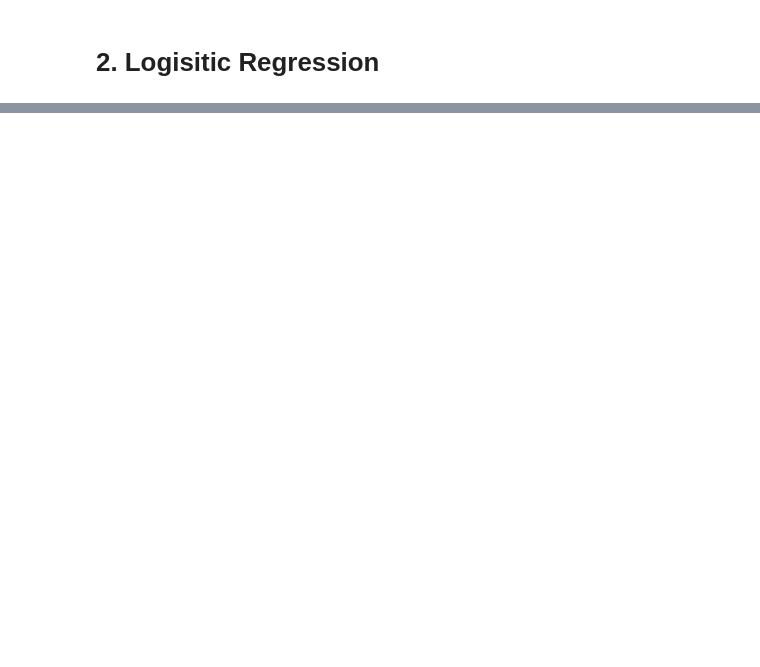
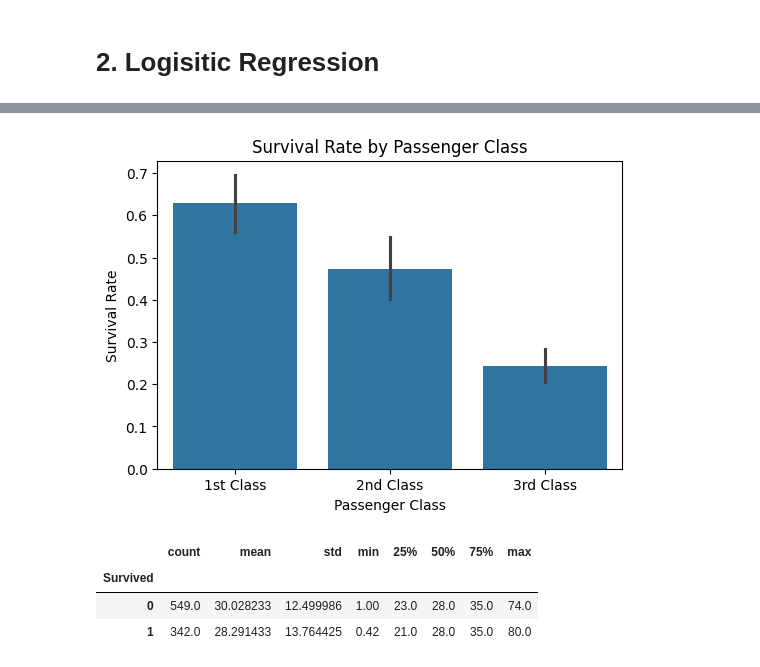
Before and after one commit to afterSt0rm/Amnil-AI-Internship, a Jupyter notebook: Linear Regression & Logistic Regression.ipynb, the cells around one changed output, grey strips where cells are left out. Cells and saved outputs as stored; diff of their text form; code cells hidden in the pictures; blank space fills up the shorter version.

```diff
--- a/Linear Regression & Logistic Regression.ipynb
+++ b/Linear Regression & Logistic Regression.ipynb
@@ -208,0 +350,3 @@ Testing R2 Score: 0.8994380241009119
+# %%
+# Handle missing value in 'Age' column with median
+titanic_df['Age'].fillna(titanic_df['Age'].median(), inplace=True)
@@ -208,0 +398,3 @@ Testing R2 Score: 0.8994380241009119
+# %%
+# Almost all values in cabin is null, so dropping this cloumn
+titanic_df.drop(columns=['Cabin'], inplace=True)
@@ -208,0 +422,18 @@ Testing R2 Score: 0.8994380241009119
+# %%
+# Plot survival rate by class
+plt.figure(figsize=(6, 4))
+sns.barplot(x='Pclass', y='Survived', data=titanic_df)
+plt.title('Survival Rate by Passenger Class')
+plt.xlabel('Passenger Class')
+plt.ylabel('Survival Rate')
+plt.xticks([0,1,2], ['1st Class', '2nd Class', '3rd Class'])
+plt.show()
+# %% [output]
+[figure, added]
+# %%
+titanic_df.groupby("Survived")["Age"].describe()
+# %% [output]
+|  | count | mean | std | min | 25% | 50% | 75% | max |
+| Survived |  |  |  |  |  |  |  |  |
+| 0 | 549.0 | 30.028233 | 12.499986 | 1.00 | 23.0 | 28.0 | 35.0 | 74.0 |
+| 1 | 342.0 | 28.291433 | 13.764425 | 0.42 | 21.0 | 28.0 | 35.0 | 80.0 |
```
Also changed, not shown: parts of 39 cells of this notebook.
